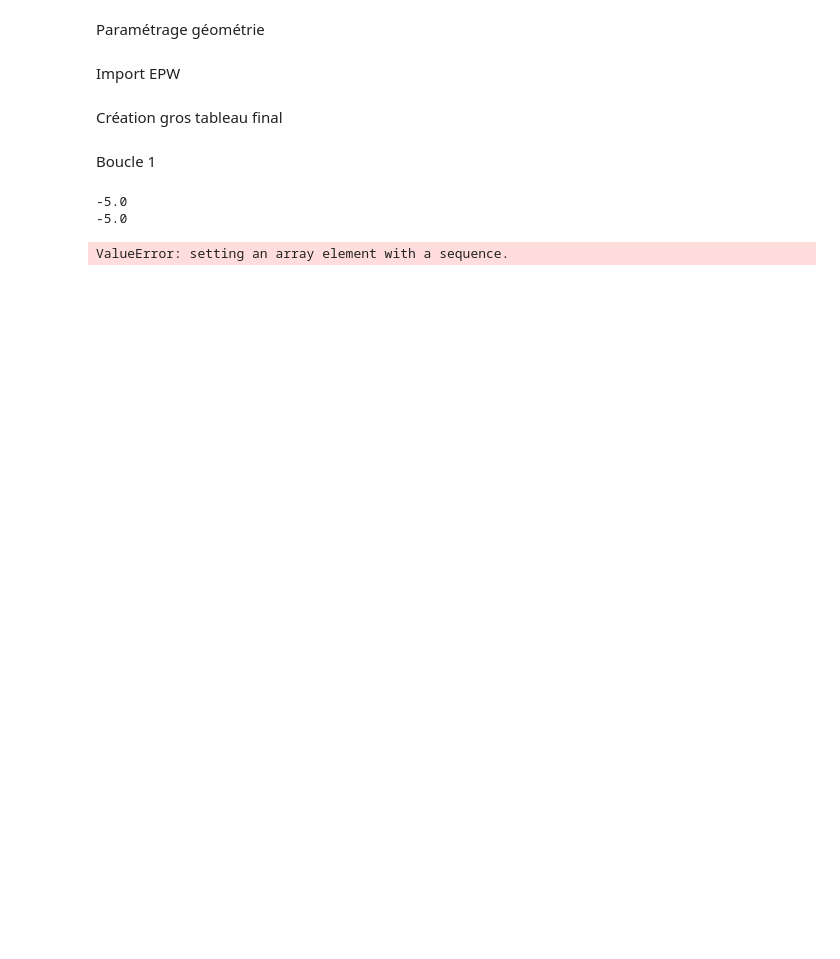
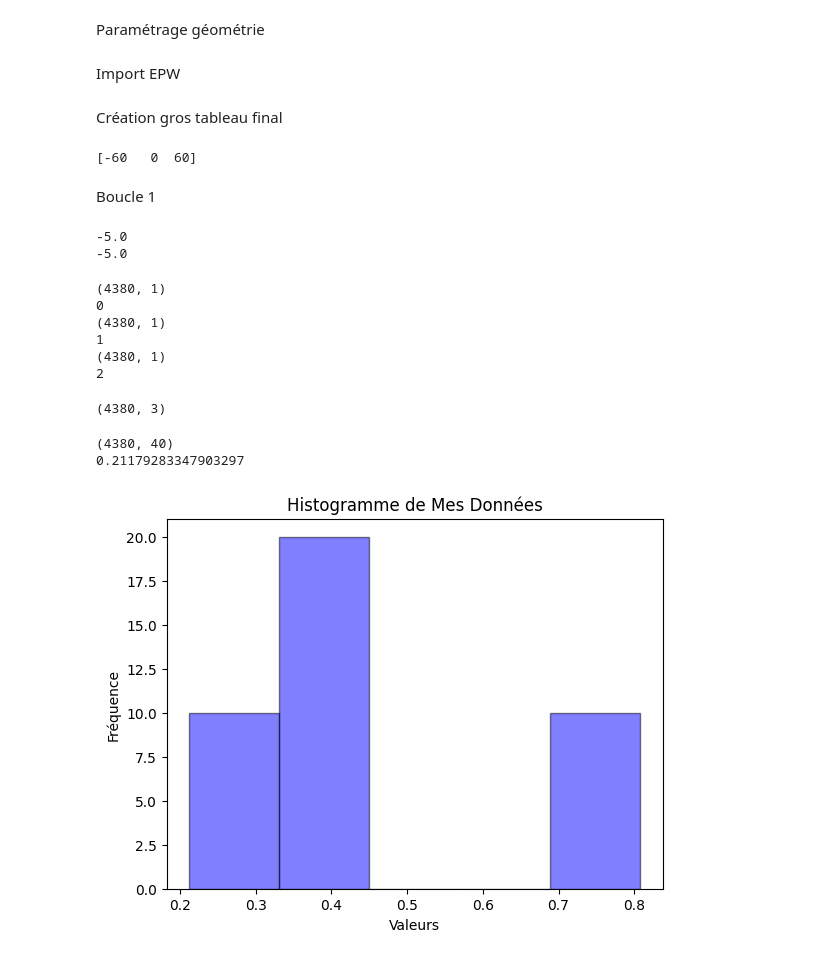
Before and after one commit to McoVale/TSAgriPV, a Jupyter notebook: final_tab.ipynb, the cells around one changed output. Saved outputs shown, nothing was run; the diff lists cells and outputs as text; code cells hidden in the pictures; blank space fills up the shorter version.

```diff
--- a/final_tab.ipynb
+++ b/final_tab.ipynb
@@ -299,7 +299,7 @@ Création gros tableau final
 # Define the angle range and step
 start_angle = -60
 end_angle = 60
-step_angle = 5
+step_angle = 60
 
 # Create the array of angles
 angles = np.arange(start_angle, end_angle + 1, step_angle)
@@ -309,6 +309,10 @@ total_hours = 12 * 365
 
 # Initialize the array with zeros (or any other default value)
 tab_hoys_angles = np.zeros((total_hours, len(angles)))
+
+print(angles)
+# %% [output]
+[-60   0  60]
 # %% [markdown]
 Boucle 1
 # %%
@@ -337,7 +341,6 @@ for index, angle in enumerate(angles):
 
     #Créer tableau qui va recevoir les 4380 valeurs pour toutes les heures de l'année pour un angle
     irr_all_hoys_one_angle = np.zeros((4380, 1))
-    i = 0
 
     while current_date < end_date:
     ##############
@@ -383,17 +386,50 @@ for index, angle in enumerate(angles):
 
 
         current_date += timedelta(hours=1)  # Incrémenter de une heure
-        i += 1
 
         ##############
         ###BOUCLE 2###
         ##############
 
-    irr_all_hoys_one_angle = np.mean(columns, axis=1).reshape(-1, 1)
-    tab_hoys_angles[:, i] = irr_all_hoys_one_angle.squeeze()
 
-pd.DataFrame(tab_hoys_angles).to_excel("final_tab", index=False)  # `index=False` pour ne pas inclure l'index du DataFrame dans le fichier
+    irr_all_hoys_one_angle = np.min(columns, axis=1).reshape(-1, 1)
+
+    print(irr_all_hoys_one_angle.shape)
+    print(index)
+
+    tab_hoys_angles[:, index] = irr_all_hoys_one_angle.squeeze()
 # %% [output]
 -5.0
 -5.0
-ValueError: setting an array element with a sequence.
+(4380, 1)
+0
+(4380, 1)
+1
+(4380, 1)
+2
+# %%
+print(tab_hoys_angles.shape)
+
+df1 = pd.DataFrame(tab_hoys_angles)
+df1.to_excel("final_tab_mins.xlsx", index=False, header=False)  # `index=False` pour ne pas inclure l'index du DataFrame dans le fichier
+# %% [output]
+(4380, 3)
+# %%
+print(columns.shape)
+
+print(min(columns[5]))
+
+# Créer l'histogramme
+plt.hist(columns[5], bins=5, alpha=0.5, color='blue', edgecolor='black')
+
+# Ajouter des titres et labels
+plt.title('Histogramme de Mes Données')
+plt.xlabel('Valeurs')
+plt.ylabel('Fréquence')
+
+# Afficher l'histogramme
+plt.show()
+# %% [output]
+(4380, 40)
+0.21179283347903297
+[figure, added]
```
Also changed, not shown: 1 other file.
